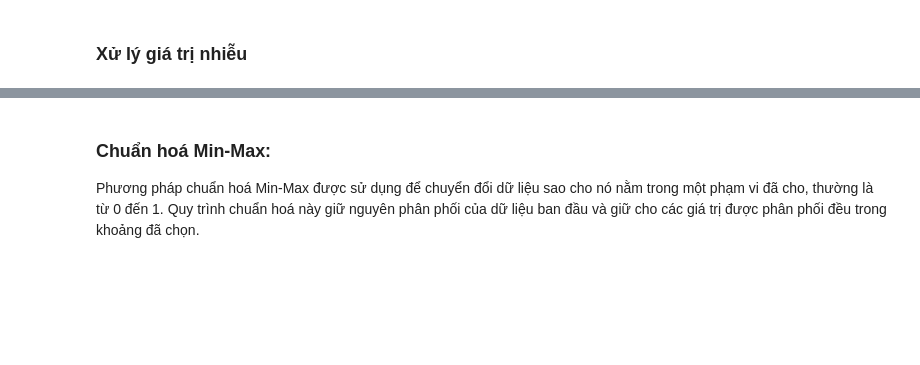
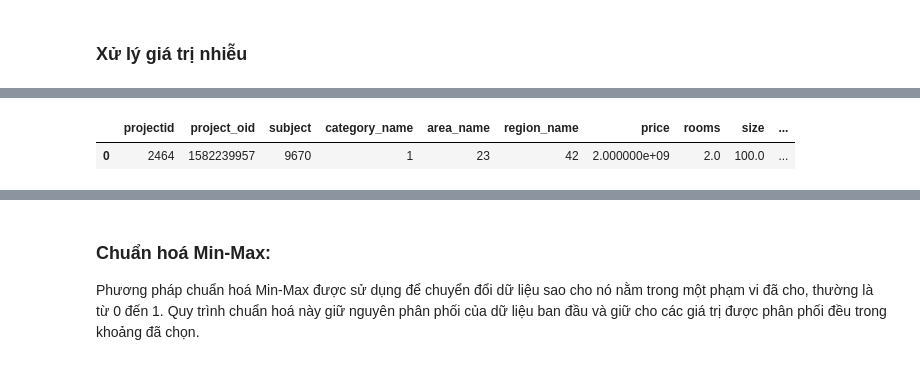
Before and after one commit to uit-ntn/estate-price-prediction, a Jupyter notebook: Data_preprocessing.ipynb, the cells around one changed output, grey strips where cells are left out. Saved outputs shown, nothing was run; the diff lists cells and outputs as text; code cells hidden in the pictures; blank space fills up the shorter version.

```diff
--- a/Data_preprocessing.ipynb
+++ b/Data_preprocessing.ipynb
@@ -135,9 +197,6 @@ sns.heatmap(merged_df.isna(), cbar=False, cmap='viridis', yticklabels=False)
 # Điền giá trị trung bình cho các cột dữ liệu thiếu
 merged_df['price'].fillna(merged_df['price'].mean(), inplace=True)
 merged_df['rooms'].fillna(merged_df['rooms'].mean(), inplace=True)
-merged_df['ward'].fillna(merged_df['ward'].mean(), inplace=True)
-merged_df['longitude'].fillna(merged_df['longitude'].mean(), inplace=True)
-merged_df['latitude'].fillna(merged_df['latitude'].mean(), inplace=True)
 merged_df['price_million_per_m2'].fillna(merged_df['price_million_per_m2'].mean(), inplace=True)
 # %%
 # Kiểm tra lại DataFrame sau khi điền giá trị thiếu
@@ -279,0 +273,5 @@ Thông tin dữ liệu sau khi loại bỏ nhiễu:
+# %%
+merged_df.head(1)
+# %% [output]
+|  | projectid | project_oid | subject | category_name | area_name | region_name | price | rooms | size | ... |
+| 0 | 2464 | 1582239957 | 9670 | 1 | 23 | 42 | 2.000000e+09 | 2.0 | 100.0 | ... |
```
Also changed, not shown: parts of 51 cells of this notebook, 5 other files.
